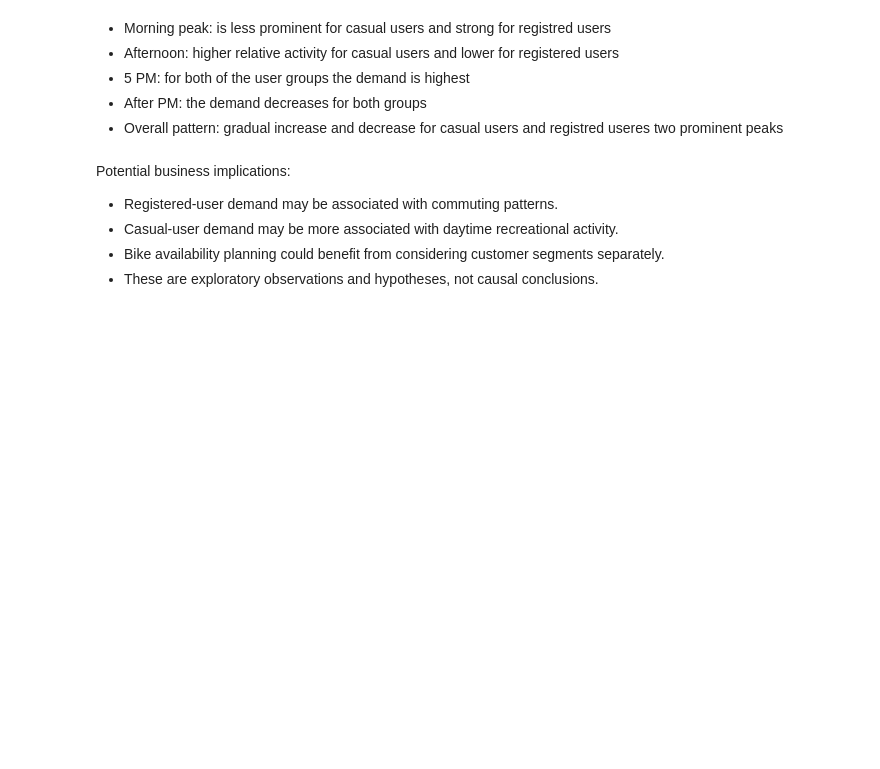
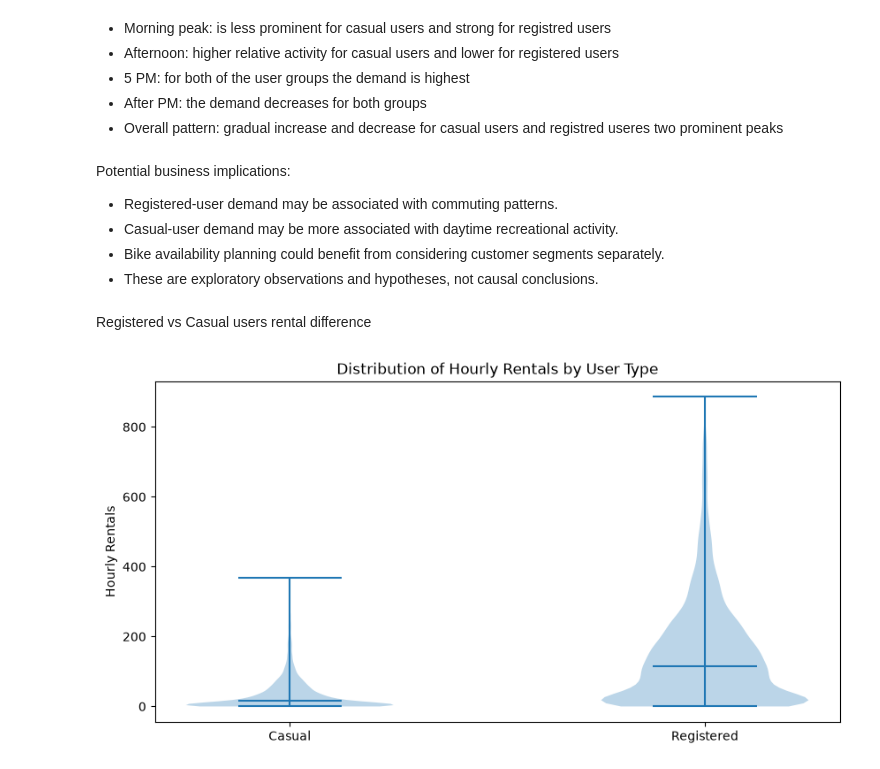
Before and after one commit to ishikabehera231096/practical-stats-data-science, a Jupyter notebook: chapter-01-eda/notebook/01_exploratory_data_analysis.ipynb, the cells around one changed output. Saved outputs shown, nothing was run; the diff lists cells and outputs as text; code cells hidden in the pictures; blank space fills up the shorter version.

```diff
--- a/chapter-01-eda/notebook/01_exploratory_data_analysis.ipynb
+++ b/chapter-01-eda/notebook/01_exploratory_data_analysis.ipynb
@@ -250,3 +250,15 @@ Potential business implications:
 - Casual-user demand may be more associated with daytime recreational activity.
 - Bike availability planning could benefit from considering customer segments separately.
 - These are exploratory observations and hypotheses, not causal conclusions.
+# %% [markdown]
+Registered vs Casual users rental difference
+# %%
+plt.figure(figsize=(10,5))
+plt.violinplot([df['casual'],df['registered']],showmedians=True)
+
+plt.xticks(ticks=[1,2],labels=['Casual','Registered'])
+plt.ylabel('Hourly Rentals')
+plt.title('Distribution of Hourly Rentals by User Type')
+plt.show()
+# %% [output]
+[figure, added]
```
Also changed, not shown: parts of 19 cells of this notebook, 1 other file.
